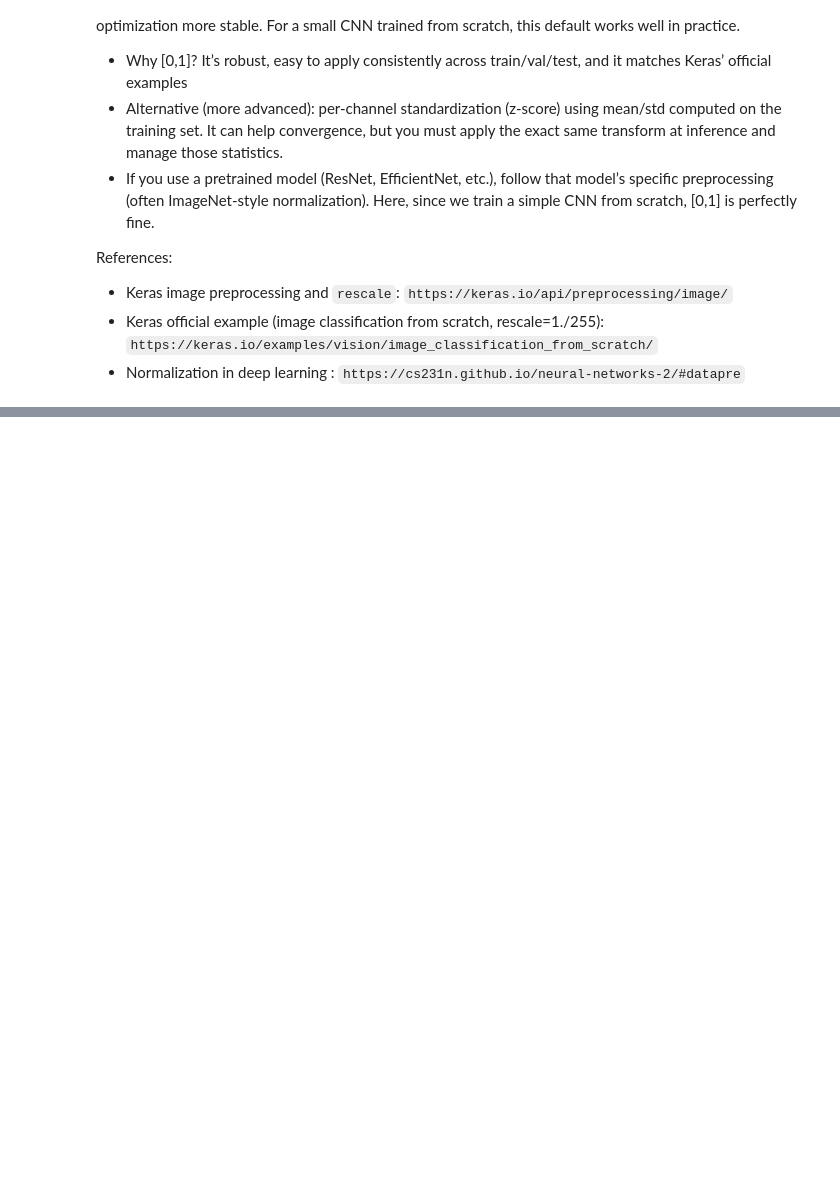
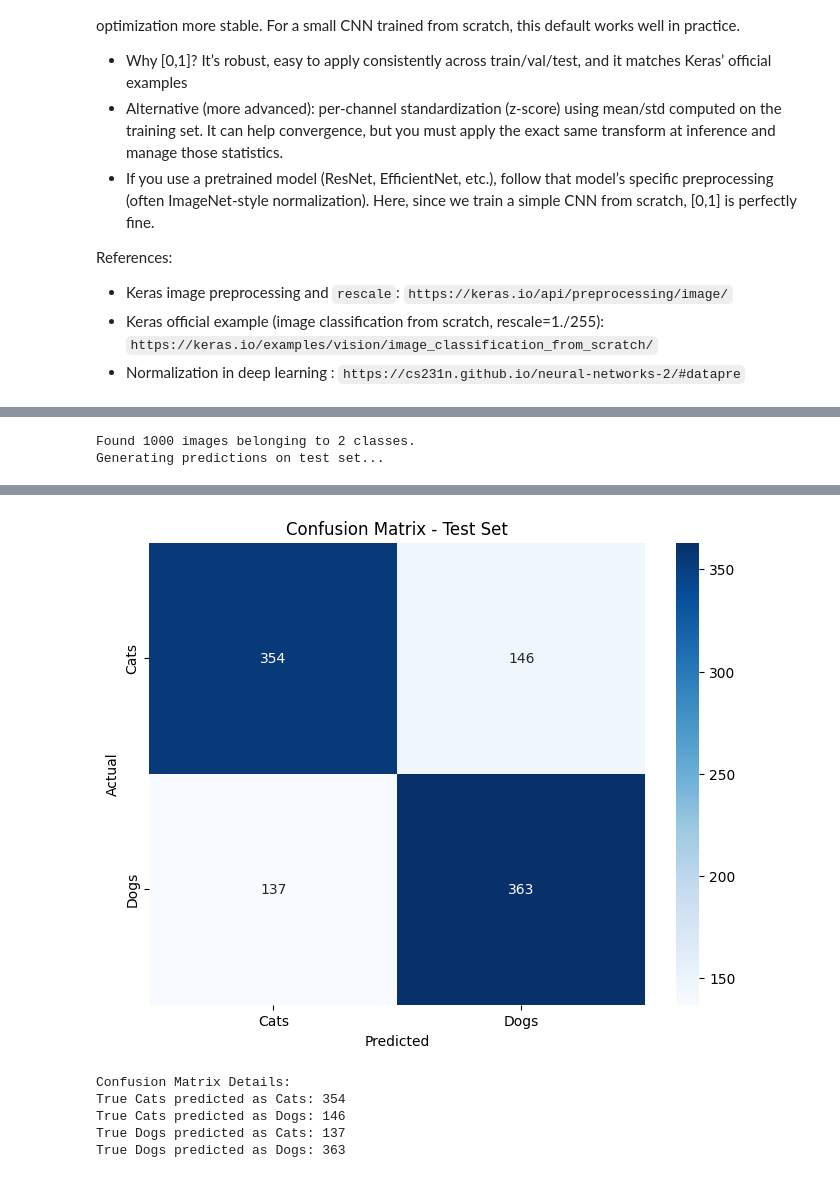
Before and after one commit to lo-riana/classifier_CNNs, a Jupyter notebook: project.ipynb, the cells around one changed output, grey strips where cells are left out. Saved outputs shown, nothing was run; the diff lists cells and outputs as text; code cells hidden in the pictures; blank space fills up the shorter version.

```diff
--- a/project.ipynb
+++ b/project.ipynb
@@ -228,0 +461,48 @@ Model: "sequential"
+# %%
+# Display a confusion matrix
+from sklearn.metrics import confusion_matrix
+import seaborn as sns
+import numpy as np
+
+# Create a proper test generator (using validation data as test set)
+test_datagen = ImageDataGenerator(rescale=1./255)
+
+test_generator = test_datagen.flow_from_directory(
+    'cats_and_dogs_filtered/validation',
+    target_size=(150, 150),
+    batch_size=100,
+    class_mode='binary',
+    shuffle=False  # Important pour garder l'ordre des labels
+)
+
+print("Generating predictions on test set...")
+
+# Get predictions
+predictions = model.predict(test_generator)
+predicted_classes = (predictions > 0.5).astype(int)
+
+# True labels
+true_classes = test_generator.classes
+
+# Create confusion matrix
+cm = confusion_matrix(true_classes, predicted_classes)
+
+# Plot confusion matrix
+plt.figure(figsize=(8, 6))
+sns.heatmap(cm, annot=True, fmt='d', cmap='Blues',
+            xticklabels=['Cats', 'Dogs'],
+            yticklabels=['Cats', 'Dogs'])
+plt.title('Confusion Matrix - Test Set')
+plt.xlabel('Predicted')
+plt.ylabel('Actual')
+plt.show()
+
+# Show confusion matrix values
+print("\nConfusion Matrix Details:")
+print(f"True Cats predicted as Cats: {cm[0][0]}")
+print(f"True Cats predicted as Dogs: {cm[0][1]}")
+print(f"True Dogs predicted as Cats: {cm[1][0]}")
+print(f"True Dogs predicted as Dogs: {cm[1][1]}")
+# %% [output]
+Found 1000 images belonging to 2 classes.
+Generating predictions on test set...
@@ -228,0 +510,6 @@ Model: "sequential"
+[figure, added]
+Confusion Matrix Details:
+True Cats predicted as Cats: 354
+True Cats predicted as Dogs: 146
+True Dogs predicted as Cats: 137
+True Dogs predicted as Dogs: 363
```
Also changed, not shown: parts of 21 cells of this notebook.
